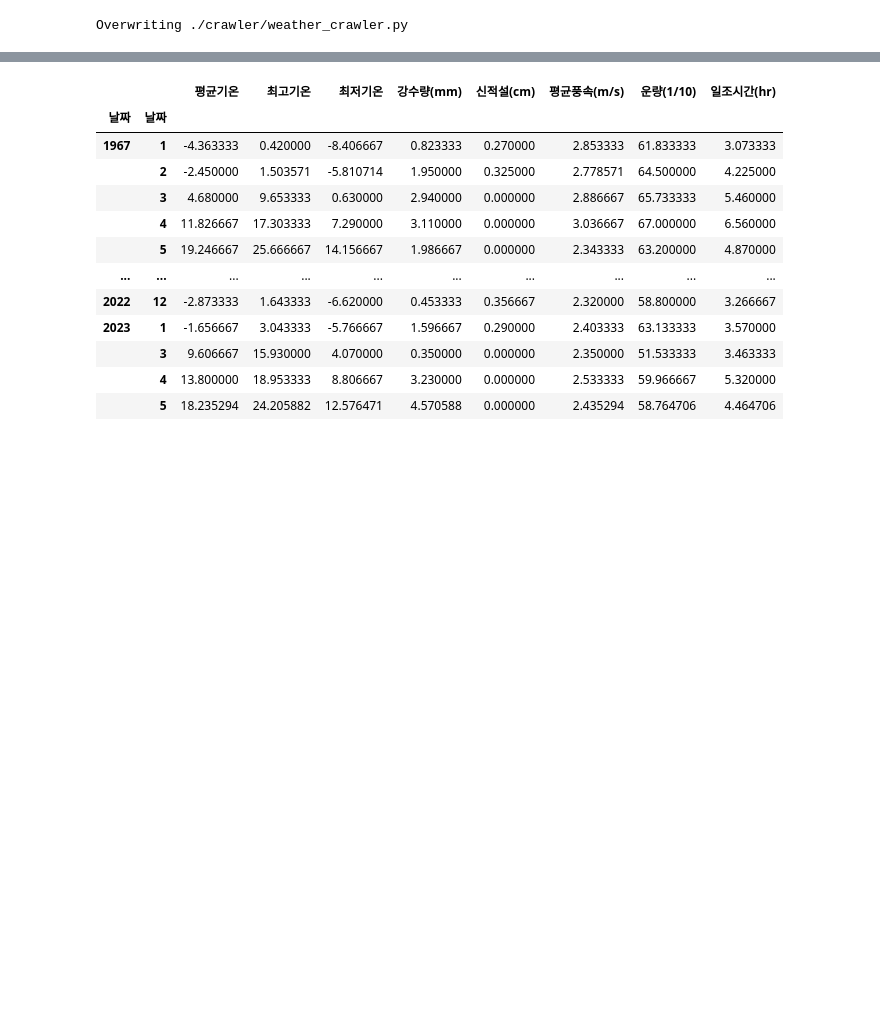
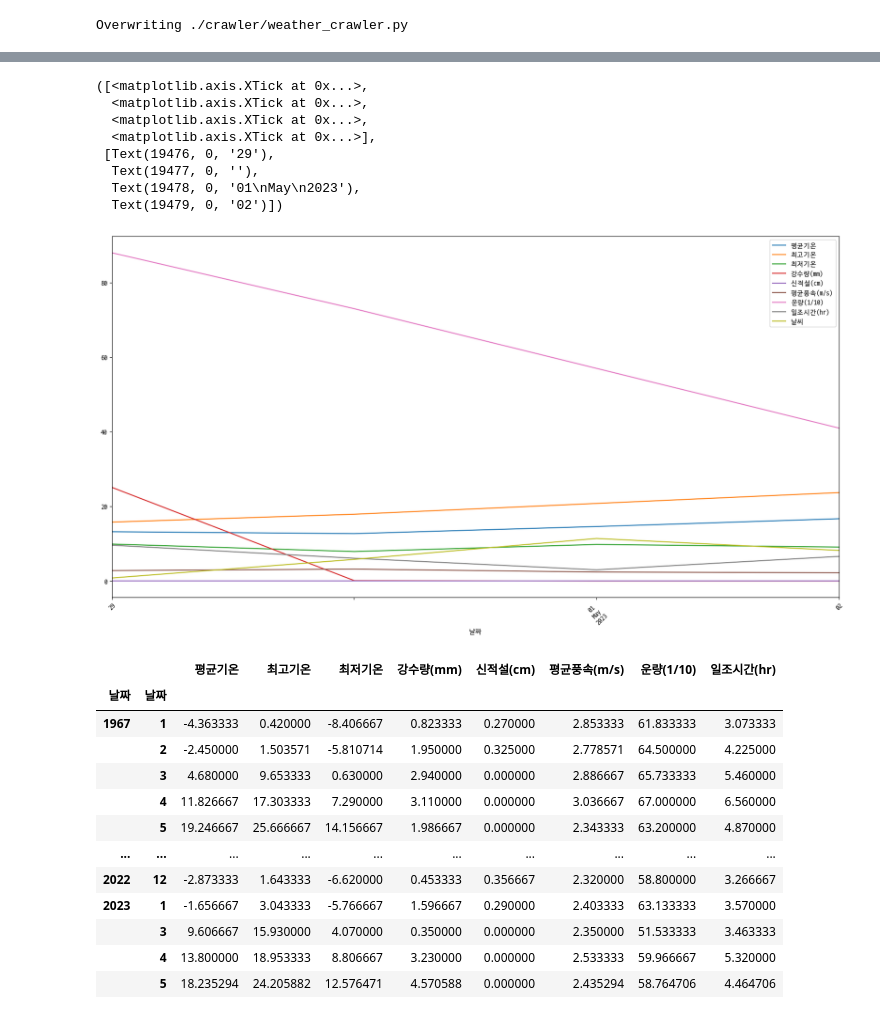
Before and after one commit to parking-place/Web_Crawling_proj, a Jupyter notebook: weather.ipynb, the cells around one changed output, grey strips where cells are left out. Cells and saved outputs as stored; diff of their text form; code cells hidden in the pictures; blank space fills up the shorter version.

```diff
--- a/weather.ipynb
+++ b/weather.ipynb
@@ -294,3 +453,20 @@ weather_df.drop('날씨', axis=1, inplace=True)
+# %%
+
+start_date = pd.Timestamp(2023, 4, 29)
+end_date = pd.Timestamp(2023, 5, 2)
+xticks = pd.date_range(start_date, end_date)
+weather_df.loc[start_date:end_date].plot(figsize=(20, 10))
+plt.xticks(xticks, rotation=45)
+# %% [output]
+([<matplotlib.axis.XTick at 0x...>,
+  <matplotlib.axis.XTick at 0x...>,
+  <matplotlib.axis.XTick at 0x...>,
+  <matplotlib.axis.XTick at 0x...>],
+ [Text(19476, 0, '29'),
+  Text(19477, 0, ''),
+  Text(19478, 0, '01\nMay\n2023'),
+  Text(19479, 0, '02')])
+[figure, added]
 # %%
 # 연도-월별 각 컬럼의 평균
 yymmmean_df = weather_df.groupby([weather_df.index.year, weather_df.index.month]).mean()
```
Also changed, not shown: parts of 18 cells of this notebook, 2 other files.
